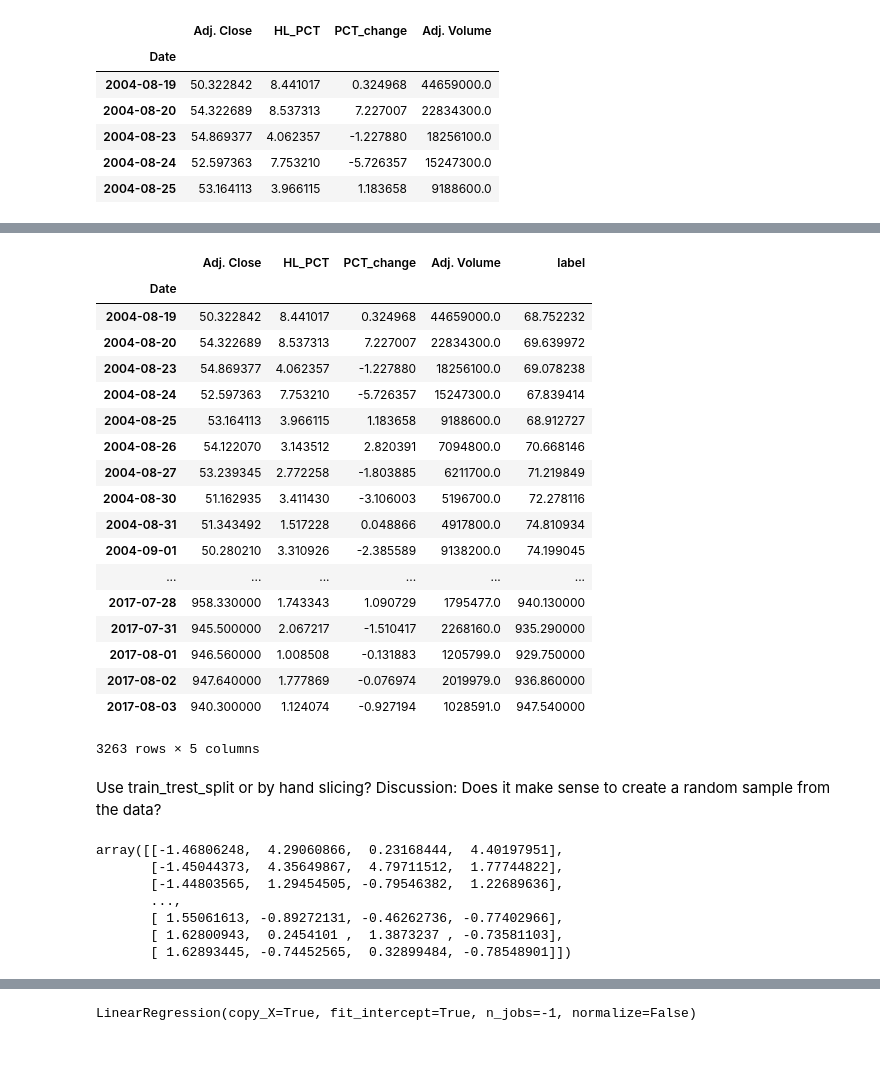
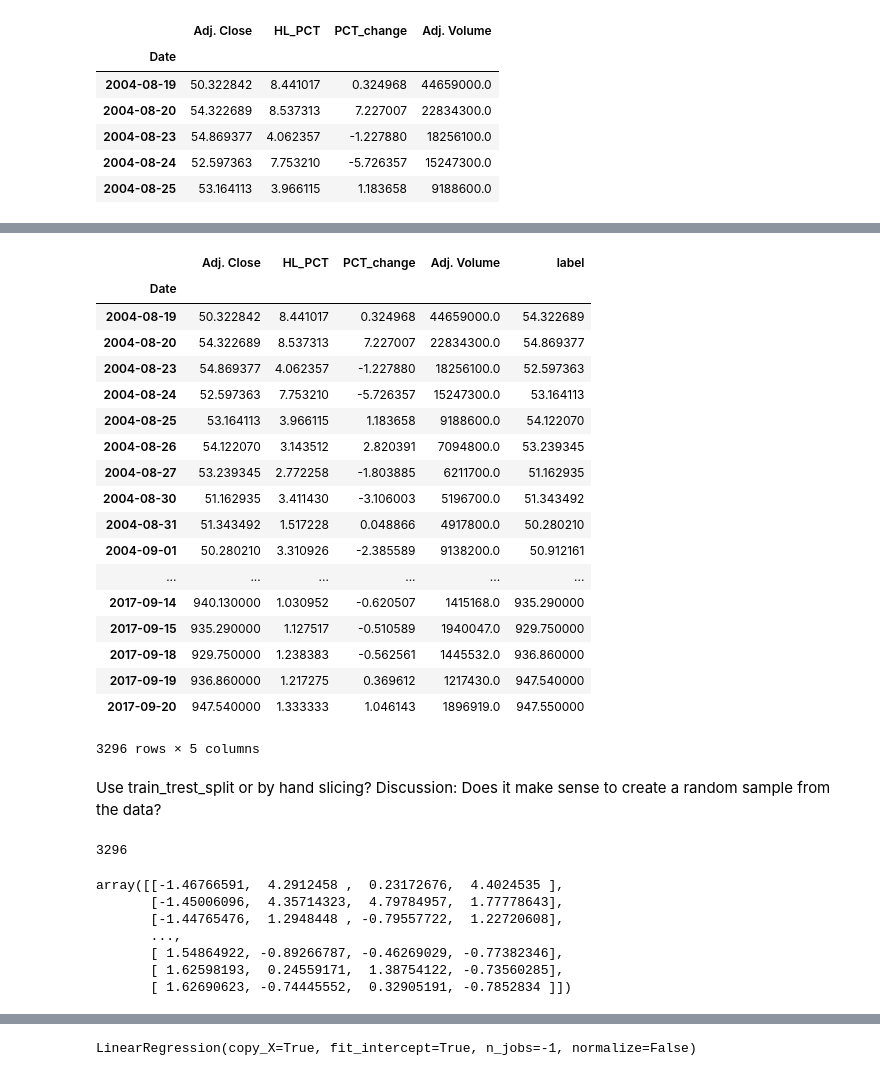
Before and after one commit to dacatay/time-series-analysis, a Jupyter notebook: Regression_Example.ipynb, the cells around one changed output, grey strips where cells are left out. Drawn from its saved outputs; the diff is of its cells as text; code cells hidden in the pictures.

```diff
--- a/Regression_Example.ipynb
+++ b/Regression_Example.ipynb
@@ -92,39 +93,42 @@ df.head()
 # %%
 df = pd.read_csv('./data/google.csv', sep=';', header=0, parse_dates=True, index_col=0)
 
-X= np.array(df.drop(['label'],1))
-X= preprocessing.scale(X)
-X_lately = X[-forecast_out:]
-X= X[:-forecast_out]
+X = np.array(df.drop(['label'], 1))
+X = preprocessing.scale(X)
+X = X[:-1]
 
 y = np.array(df['label'])
 y=df['label']
 y.dropna(inplace=True)
 y=np.array(y)
 
 df.dropna()
 # %% [output]
 |  | Adj. Close | HL_PCT | PCT_change | Adj. Volume | label |
 | Date |  |  |  |  |  |
-| 2004-08-19 | 50.322842 | 8.441017 | 0.324968 | 44659000.0 | 68.752232 |
-| 2004-08-20 | 54.322689 | 8.537313 | 7.227007 | 22834300.0 | 69.639972 |
-| 2004-08-23 | 54.869377 | 4.062357 | -1.227880 | 18256100.0 | 69.078238 |
-| 2004-08-24 | 52.597363 | 7.753210 | -5.726357 | 15247300.0 | 67.839414 |
-| 2004-08-25 | 53.164113 | 3.966115 | 1.183658 | 9188600.0 | 68.912727 |
-| 2004-08-26 | 54.122070 | 3.143512 | 2.820391 | 7094800.0 | 70.668146 |
-| 2004-08-27 | 53.239345 | 2.772258 | -1.803885 | 6211700.0 | 71.219849 |
-| 2004-08-30 | 51.162935 | 3.411430 | -3.106003 | 5196700.0 | 72.278116 |
-| 2004-08-31 | 51.343492 | 1.517228 | 0.048866 | 4917800.0 | 74.810934 |
-| 2004-09-01 | 50.280210 | 3.310926 | -2.385589 | 9138200.0 | 74.199045 |
+| 2004-08-19 | 50.322842 | 8.441017 | 0.324968 | 44659000.0 | 54.322689 |
+| 2004-08-20 | 54.322689 | 8.537313 | 7.227007 | 22834300.0 | 54.869377 |
+| 2004-08-23 | 54.869377 | 4.062357 | -1.227880 | 18256100.0 | 52.597363 |
+| 2004-08-24 | 52.597363 | 7.753210 | -5.726357 | 15247300.0 | 53.164113 |
+| 2004-08-25 | 53.164113 | 3.966115 | 1.183658 | 9188600.0 | 54.122070 |
+| 2004-08-26 | 54.122070 | 3.143512 | 2.820391 | 7094800.0 | 53.239345 |
+| 2004-08-27 | 53.239345 | 2.772258 | -1.803885 | 6211700.0 | 51.162935 |
+| 2004-08-30 | 51.162935 | 3.411430 | -3.106003 | 5196700.0 | 51.343492 |
+| 2004-08-31 | 51.343492 | 1.517228 | 0.048866 | 4917800.0 | 50.280210 |
+| 2004-09-01 | 50.280210 | 3.310926 | -2.385589 | 9138200.0 | 50.912161 |
 | ... | ... | ... | ... | ... | ... |
-| 2017-07-28 | 958.330000 | 1.743343 | 1.090729 | 1795477.0 | 940.130000 |
-| 2017-07-31 | 945.500000 | 2.067217 | -1.510417 | 2268160.0 | 935.290000 |
-| 2017-08-01 | 946.560000 | 1.008508 | -0.131883 | 1205799.0 | 929.750000 |
-| 2017-08-02 | 947.640000 | 1.777869 | -0.076974 | 2019979.0 | 936.860000 |
-| 2017-08-03 | 940.300000 | 1.124074 | -0.927194 | 1028591.0 | 947.540000 |
+| 2017-09-14 | 940.130000 | 1.030952 | -0.620507 | 1415168.0 | 935.290000 |
+| 2017-09-15 | 935.290000 | 1.127517 | -0.510589 | 1940047.0 | 929.750000 |
+| 2017-09-18 | 929.750000 | 1.238383 | -0.562561 | 1445532.0 | 936.860000 |
+| 2017-09-19 | 936.860000 | 1.217275 | 0.369612 | 1217430.0 | 947.540000 |
+| 2017-09-20 | 947.540000 | 1.333333 | 1.046143 | 1896919.0 | 947.550000 |
-3263 rows × 5 columns
+3296 rows × 5 columns
 # %% [markdown]
 Use train_trest_split or by hand slicing? Discussion: Does it make sense to create a random sample from the data?
+# %%
+len(X)
+# %% [output]
+3296
 # %%
 # create random samples
 # BAD
@@ -139,13 +143,13 @@ y_test = y[3000:]
 # %%
 X_train
 # %% [output]
-array([[-1.46806248,  4.29060866,  0.23168444,  4.40197951],
-       [-1.45044373,  4.35649867,  4.79711512,  1.77744822],
-       [-1.44803565,  1.29454505, -0.79546382,  1.22689636],
+array([[-1.46766591,  4.2912458 ,  0.23172676,  4.4024535 ],
+       [-1.45006096,  4.35714323,  4.79784957,  1.77778643],
+       [-1.44765476,  1.2948448 , -0.79557722,  1.22720608],
        ...,
-       [ 1.55061613, -0.89272131, -0.46262736, -0.77402966],
-       [ 1.62800943,  0.2454101 ,  1.3873237 , -0.73581103],
-       [ 1.62893445, -0.74452565,  0.32899484, -0.78548901]])
+       [ 1.54864922, -0.89266787, -0.46269029, -0.77382346],
+       [ 1.62598193,  0.24559171,  1.38754122, -0.73560285],
+       [ 1.62690623, -0.74445552,  0.32905191, -0.7852834 ]])
 # %%
 X_train = np.nan_to_num(X_train)
 y_train = np.nan_to_num(y_train)
```
Also changed, not shown: parts of 8 cells of this notebook, 6 other files.
